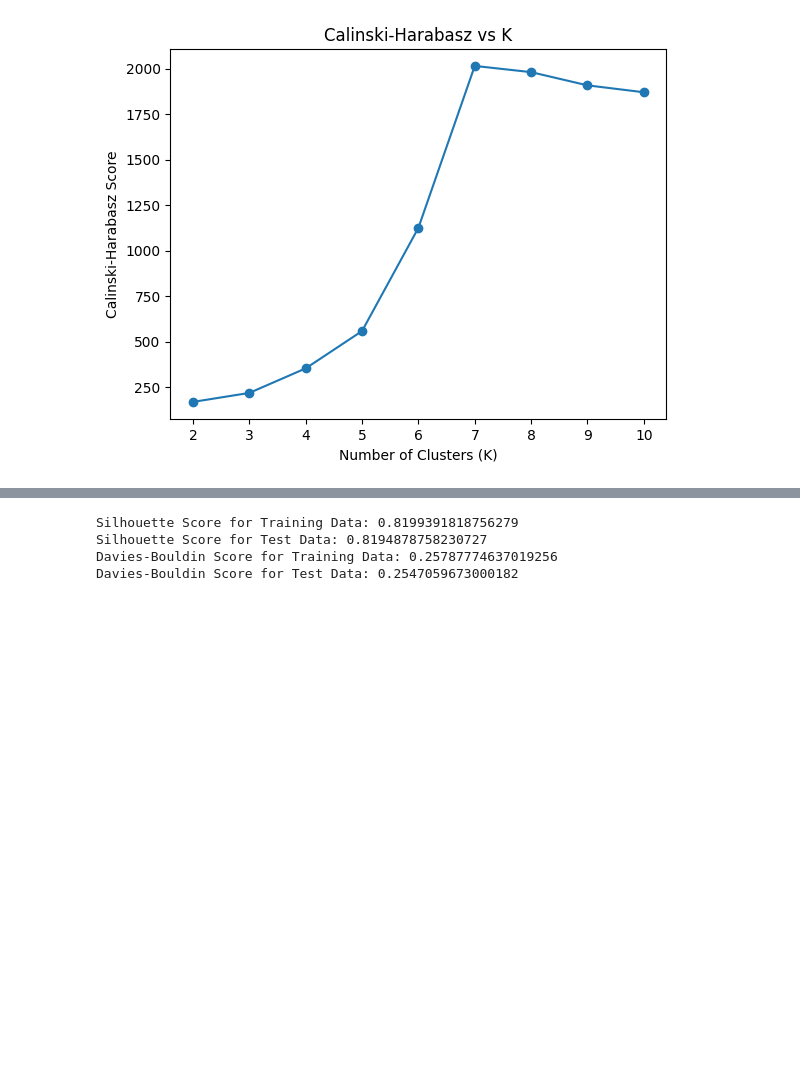
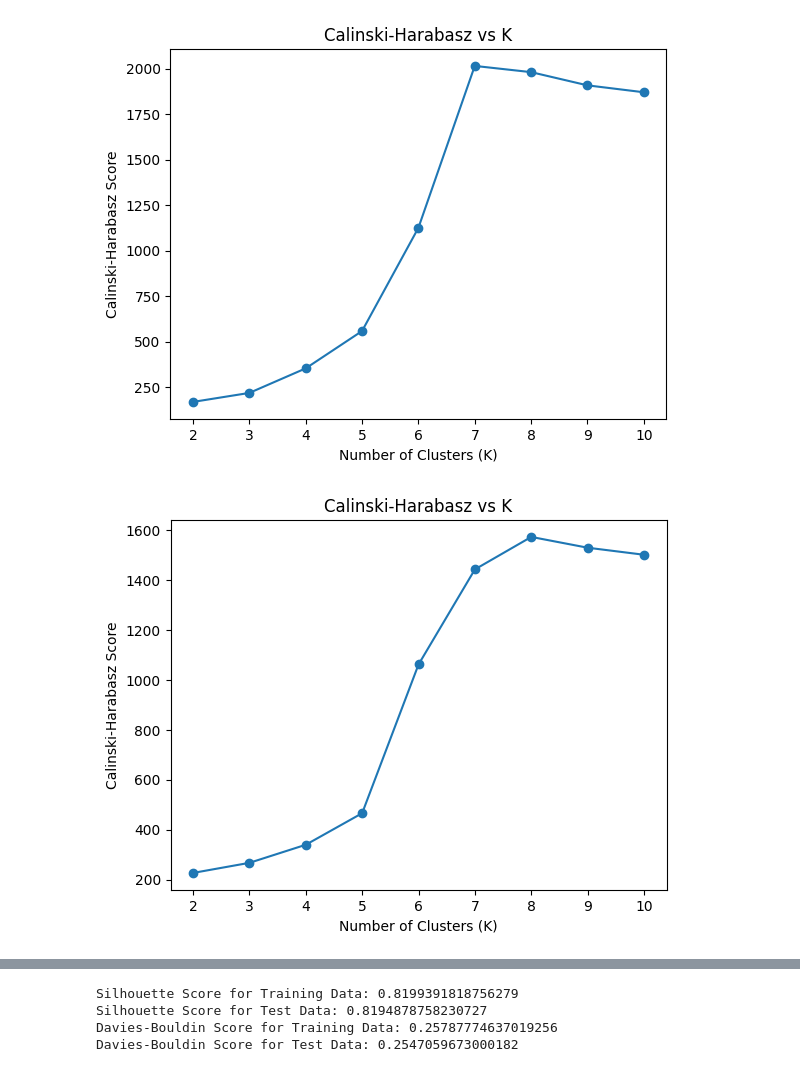
Before and after one commit to Aryan06406/E-Commerce-Customer-Segmentation, a Jupyter notebook: notebooks/3. training.ipynb, the cells around one changed output, grey strips where cells are left out. Cells and saved outputs as stored; diff of their text form; code cells hidden in the pictures; blank space fills up the shorter version.

```diff
--- a/notebooks/3. training.ipynb
+++ b/notebooks/3. training.ipynb
@@ -171,4 +186,12 @@ plt.title("Calinski-Harabasz vs K")
 plt.show()
 # %% [output]
 [figure]
+# %%
+plt.plot(K, ch_scores_2, marker='o')
+plt.xlabel("Number of Clusters (K)")
+plt.ylabel("Calinski-Harabasz Score")
+plt.title("Calinski-Harabasz vs K")
+plt.show()
+# %% [output]
+[figure, added]
 # %%
```
Also changed, not shown: parts of 41 cells of this notebook, 8 other files.
